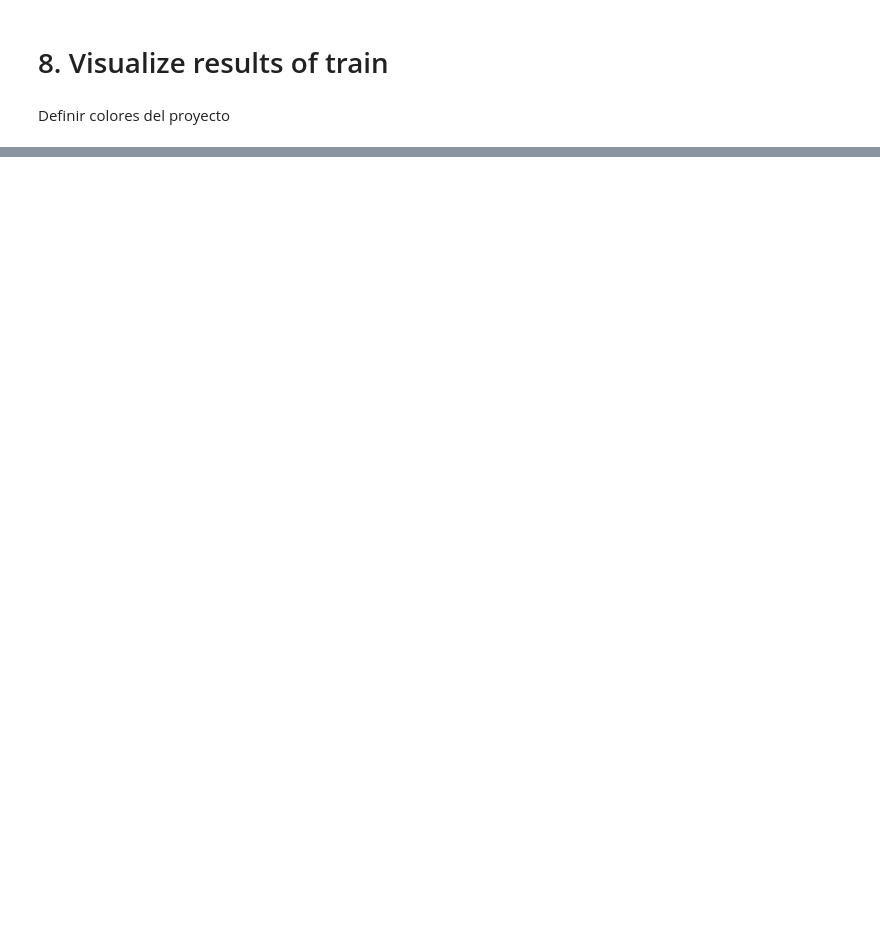
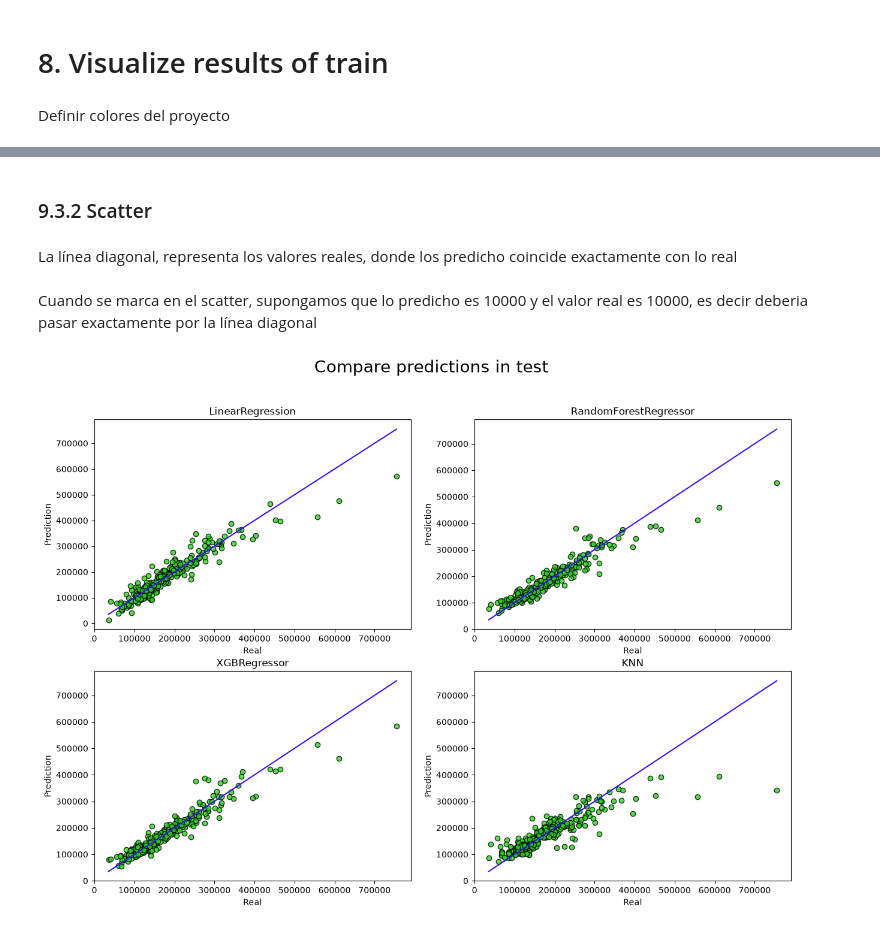
Before and after one commit to charligram/3_prediction_of_house_values, a Jupyter notebook: notebooks/06_modeling.ipynb, the cells around one changed output, grey strips where cells are left out. Saved outputs shown, nothing was run; the diff lists cells and outputs as text; code cells hidden in the pictures; blank space fills up the shorter version.

```diff
--- a/notebooks/06_modeling.ipynb
+++ b/notebooks/06_modeling.ipynb
@@ -224,0 +342,45 @@ plt.show()
+# %% [markdown]
+### 9.3.2 Scatter
+# %% [markdown]
+La línea diagonal, representa los valores reales, donde los predicho coincide exactamente con lo real
+# %% [markdown]
+Cuando se marca en el scatter, supongamos que lo predicho es 10000 y el valor real es 10000, es decir deberia pasar exactamente por la línea diagonal
+# %%
+fig, ax = plt.subplots(2, 2, figsize=(15, 10))
+
+ax_flat = ax.flat
+
+for i, model in enumerate(pipelines_models_dict):
+    y_pred = pipelines_models_dict[model].predict(X_test)
+
+    # Linea para marcar los valores reales donde el punto "x" es igual a "y"
+    ax_flat[i].plot(
+        [y_test.min(), y_test.max()],
+        [y_test.min(), y_test.max()],
+        color=PROJECT_COLORS[1]
+    )
+
+    # Marcar puntos donde la "x" es lo predicho e "y" es el valor real
+    ax_flat[i].scatter(
+        y_test,
+        y_pred,
+        color=PROJECT_COLORS[0],
+        edgecolor='black',
+        alpha=0.8
+    )
+
+    ax_flat[i].set_xlabel('Real')
+    ax_flat[i].set_ylabel('Prediction')
+    ax_flat[i].set_title(f'{model}')
+
+
+fig.suptitle(
+    'Compare predictions in test',
+    fontsize=20
+)
+
+
+plt.savefig(FIGURES_MODELING_PATH / '03_compare_prediction_vs_real_in_test.png', bbox_inches='tight')
+plt.show()
+# %% [output]
+[figure, added]
```
Also changed, not shown: parts of 53 cells of this notebook, 7 other files.
